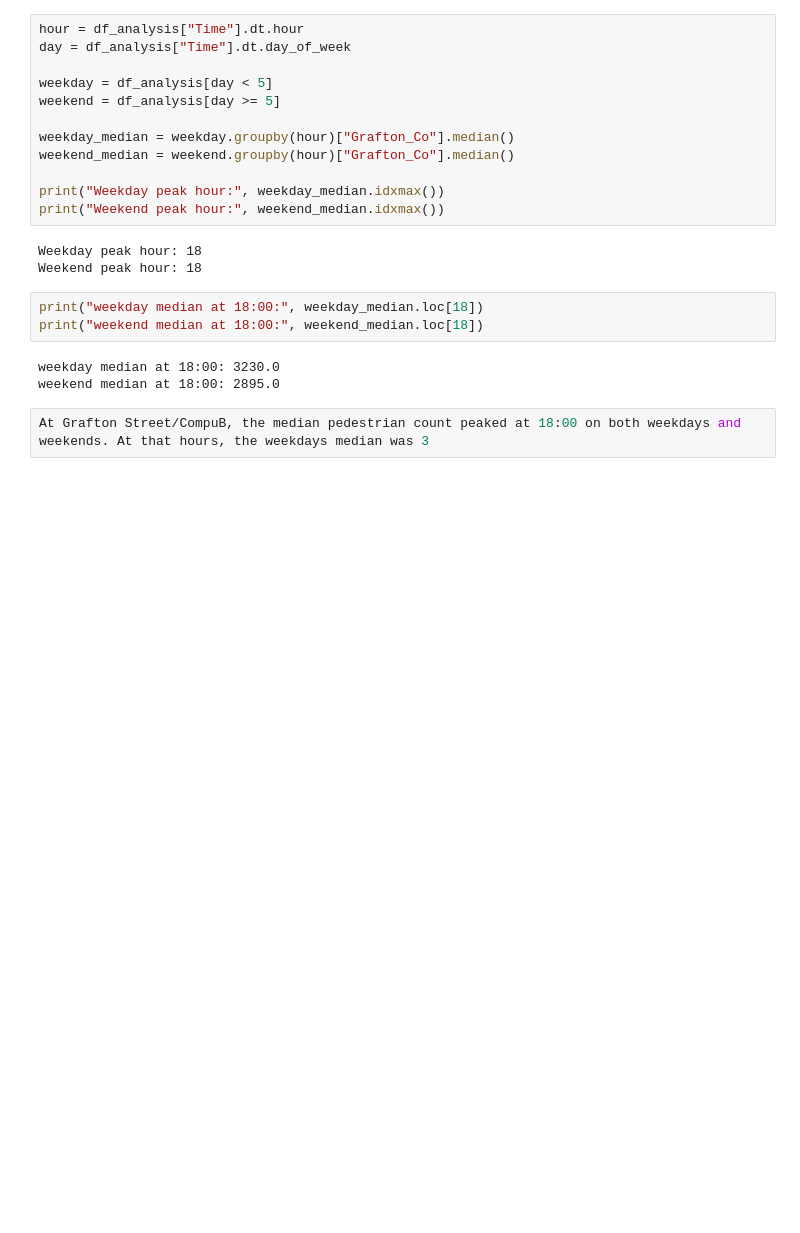
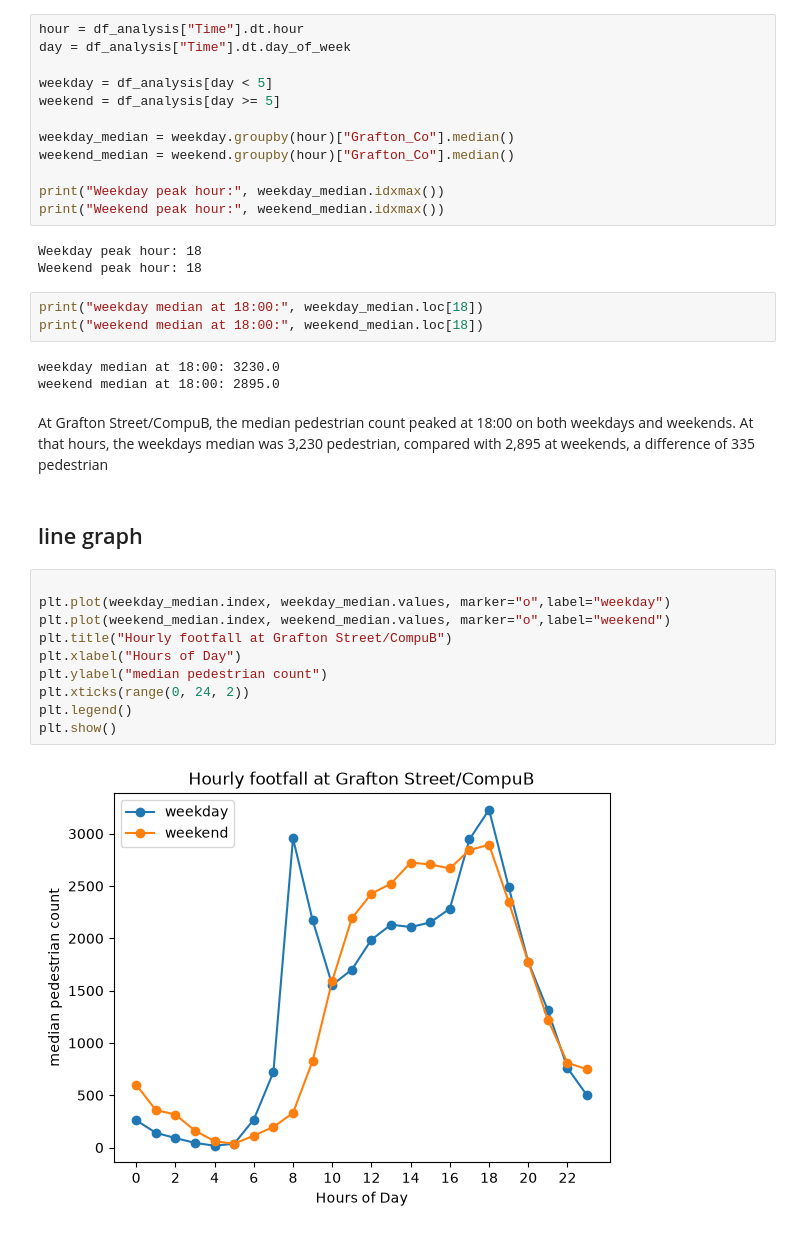
Before and after one commit to 2026491-max/Strategic---Thinking---sep-2026, a Jupyter notebook: Pedestrian Footfall.ipynb, the cells around one changed output. Cells and saved outputs as stored; diff of their text form; blank space fills up the shorter version.

Commit message:
daily updating
line graph and Hourly Footfall Comparison by Location and Day Type

```diff
--- a/Pedestrian Footfall.ipynb
+++ b/Pedestrian Footfall.ipynb
@@ -974,5 +974,19 @@ print("weekend median at 18:00:", weekend_median.loc[18])
 # %% [output]
 weekday median at 18:00: 3230.0
 weekend median at 18:00: 2895.0
-# %%
-At Grafton Street/CompuB, the median pedestrian count peaked at 18:00 on both weekdays and weekends. At that hours, the weekdays median was 3
+# %% [markdown]
+At Grafton Street/CompuB, the median pedestrian count peaked at 18:00 on both weekdays and weekends. At that hours, the weekdays median was 3,230 pedestrian, compared with 2,895 at weekends, a difference of 335 pedestrian
+# %% [markdown]
+## line graph
+# %%
+
+plt.plot(weekday_median.index, weekday_median.values, marker="o",label="weekday")
+plt.plot(weekend_median.index, weekend_median.values, marker="o",label="weekend")
+plt.title("Hourly footfall at Grafton Street/CompuB")
+plt.xlabel("Hours of Day")
+plt.ylabel("median pedestrian count")
+plt.xticks(range(0, 24, 2))
+plt.legend()
+plt.show()
+# %% [output]
+[figure, added]
```
Also changed, not shown: parts of 6 cells of this notebook, 3 other files.
